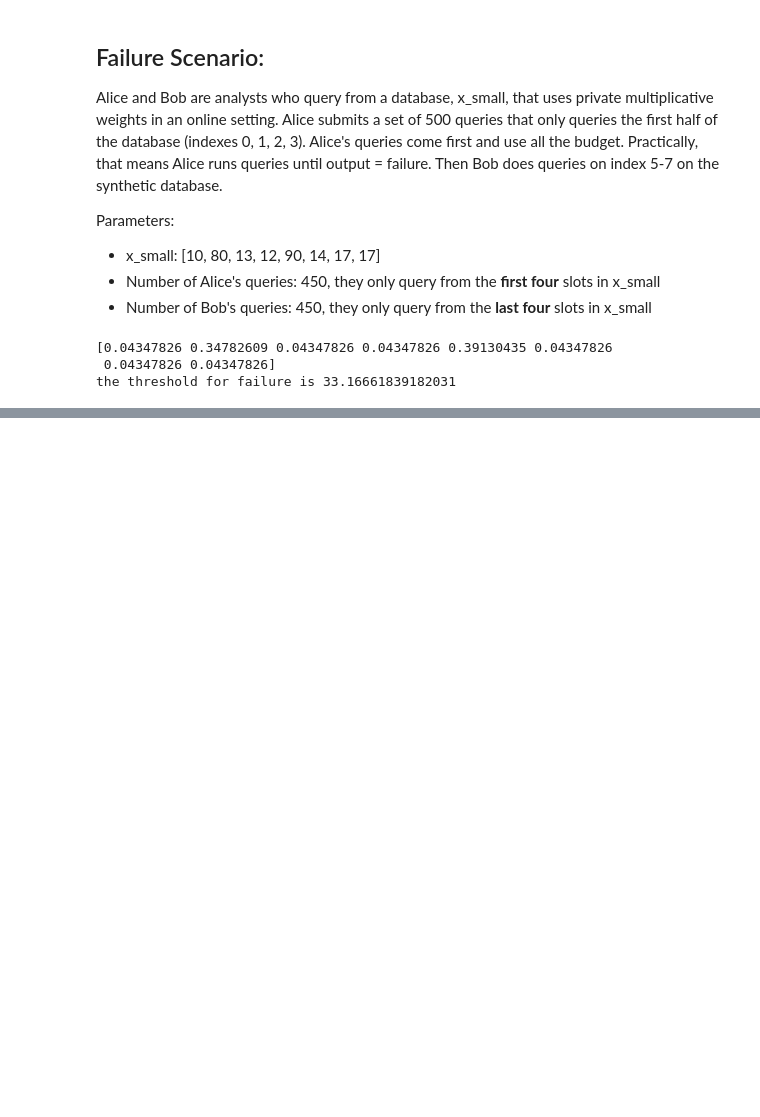
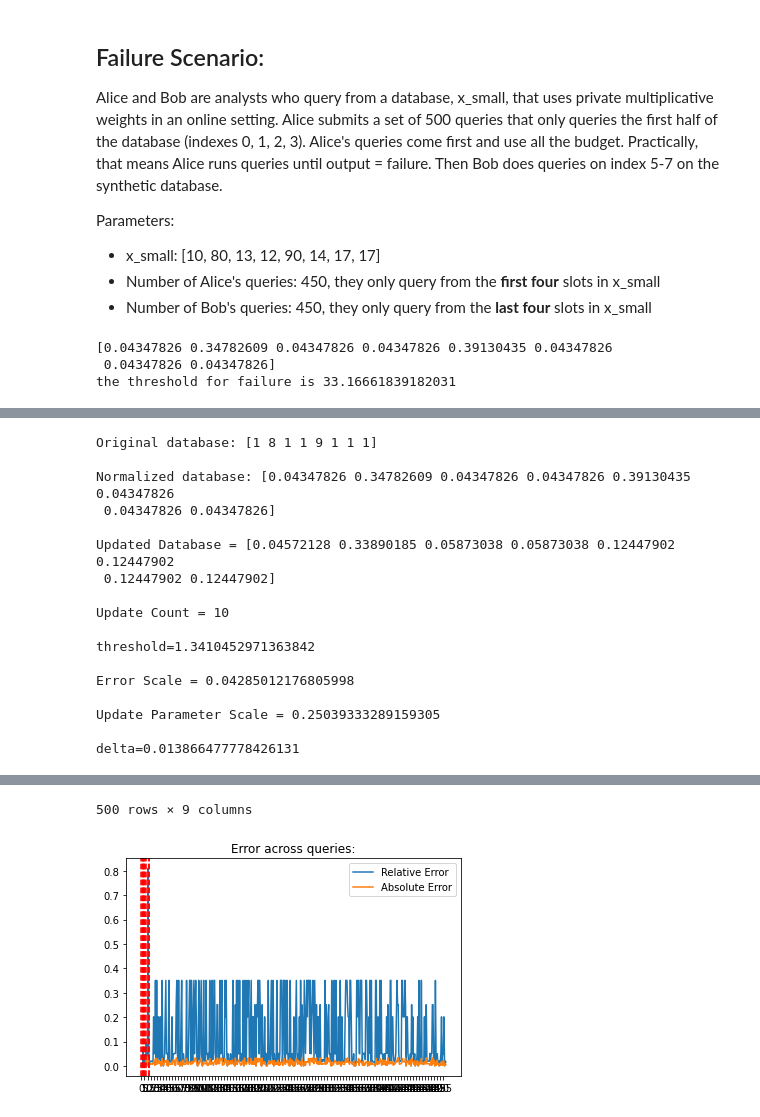
Before and after one commit to yikai-wu/Multi-Analyst-DP, a Jupyter notebook: src/pmw/run_until_failure.ipynb, the cells around one changed output, grey strips where cells are left out. Cells and saved outputs as stored; diff of their text form; code cells hidden in the pictures; blank space fills up the shorter version.

Commit message:
Create analyst labels for the algo

```diff
--- a/src/pmw/run_until_failure.ipynb
+++ b/src/pmw/run_until_failure.ipynb
@@ -201,0 +180,22 @@ threshold=36.49627653742771
+# %%
+# just alice
+alice_labels = ['Alice'] * 500
+pmw(workload=alice, x=x_small, eps=250, beta=0.2, k=500, to_return='pd', analyst_labels = alice_labels)
+# %% [output]
+Original database: [1 8 1 1 9 1 1 1]
+
+Normalized database: [0.04347826 0.34782609 0.04347826 0.04347826 0.39130435 0.04347826
+ 0.04347826 0.04347826]
+
+Updated Database = [0.04572128 0.33890185 0.05873038 0.05873038 0.12447902 0.12447902
+ 0.12447902 0.12447902]
+
+Update Count = 10
+
+threshold=1.3410452971363842
+
+Error Scale = 0.04285012176805998
+
+Update Parameter Scale = 0.25039333289159305
+
+delta=0.013866477778426131
@@ -201,0 +214,2 @@ threshold=36.49627653742771
+500 rows × 9 columns
+[figure, added]
```
Also changed, not shown: parts of 8 cells of this notebook.
